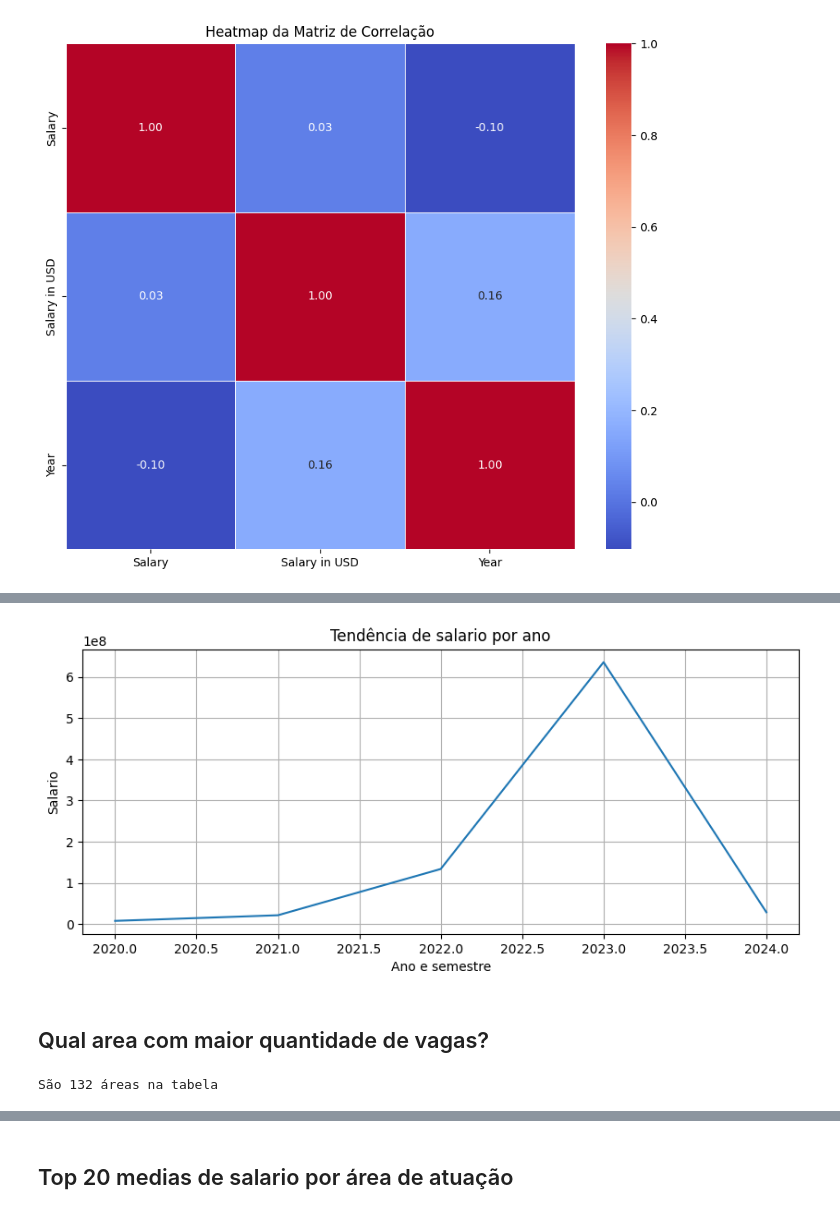
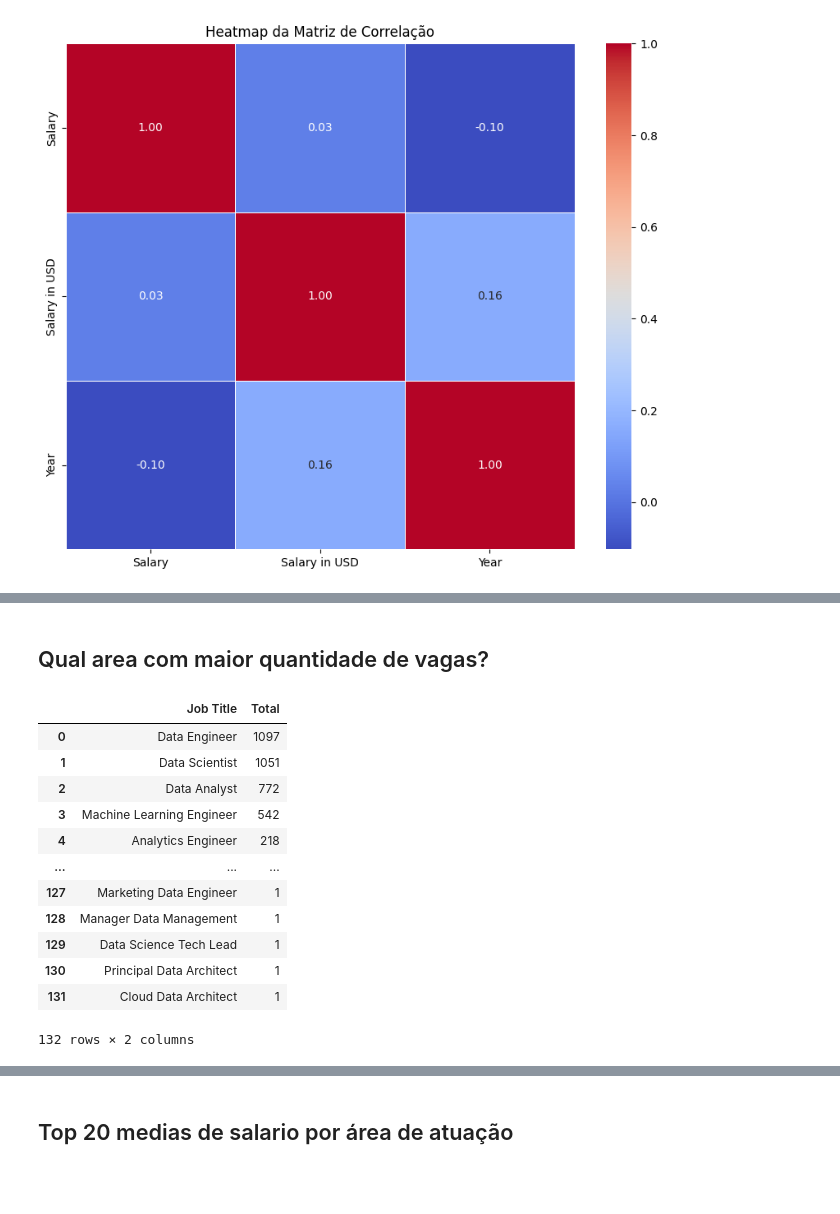
Before and after one commit to LiliamLtx/DataScience, a Jupyter notebook: salarios2024.ipynb, the cells around one changed output, grey strips where cells are left out. Saved outputs shown, nothing was run; the diff lists cells and outputs as text; code cells hidden in the pictures; blank space fills up the shorter version.

```diff
--- a/salarios2024.ipynb
+++ b/salarios2024.ipynb
@@ -170,19 +166,22 @@ plt.show()
-# %%
-#Relação entre trabalho por ano
-plt.figure(figsize=(10, 4))
-salario_Ano = salarios.groupby(['Year']).sum()
-salario_Ano['Salary in USD'].plot(kind='line')
-plt.title('Tendência de salario por ano')
-plt.xlabel('Ano e semestre')
-plt.ylabel('Salario')
-plt.grid(True)
-plt.show()
-# %% [output]
-[figure, removed]
 # %% [markdown]
 ## Qual area com maior quantidade de vagas?
-# %%
-distruibuição_vagas = salarios['Job Title'].nunique()
-print(f'São {distruibuição_vagas} áreas na tabela')
-# %% [output]
-São 132 áreas na tabela
+# %%
+# Conta a quantidade de vagas analisadas por area
+quantidade_areas = salarios['Job Title'].value_counts().to_frame().reset_index()
+#Renomeia as colunas do DataFrame resultante para "Job Title" e "total"
+quantidade_areas.columns = ["Job Title", "Total"]
+quantidade_areas
+# %% [output]
+|  | Job Title | Total |
+| 0 | Data Engineer | 1097 |
+| 1 | Data Scientist | 1051 |
+| 2 | Data Analyst | 772 |
+| 3 | Machine Learning Engineer | 542 |
+| 4 | Analytics Engineer | 218 |
+| ... | ... | ... |
+| 127 | Marketing Data Engineer | 1 |
+| 128 | Manager Data Management | 1 |
+| 129 | Data Science Tech Lead | 1 |
+| 130 | Principal Data Architect | 1 |
+| 131 | Cloud Data Architect | 1 |
+132 rows × 2 columns
```
Also changed, not shown: parts of 14 cells of this notebook.
